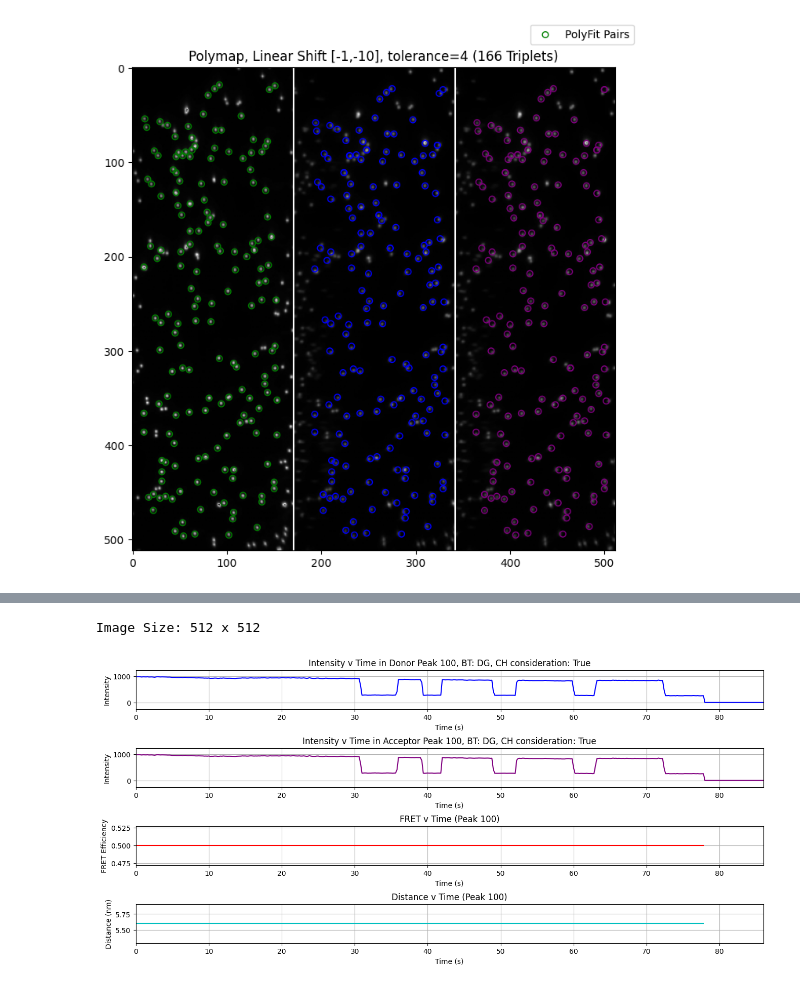
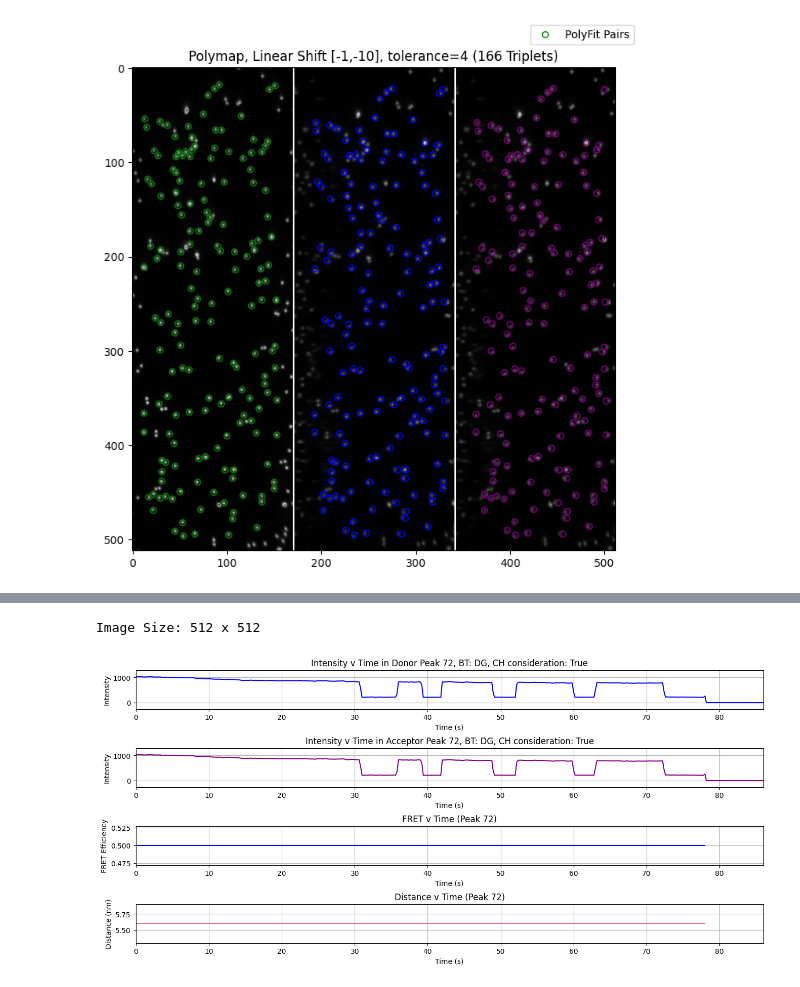
Before and after one commit to ljhason/smPy-UserGuide, a Jupyter notebook: User Guide - Three Colour/UserGuide_ThreeColour.ipynb, the cells around one changed output, grey strips where cells are left out. Cells and saved outputs as stored; diff of their text form; code cells hidden in the pictures.

```diff
--- a/User Guide - Three Colour/UserGuide_ThreeColour.ipynb
+++ b/User Guide - Three Colour/UserGuide_ThreeColour.ipynb
@@ -190,5 +192,5 @@ Image Size: 512 x 512
 # %%
-display_time_series(file_path, image, 100, trip_CH2, trip_CH3, tpf=1/5, R_0=5.6, radius=4, time_interval=10, background_treatment="DG", CH_consideration=True, CH1_intensity_interval=1000, CH2_intensity_interval=1000, figsize=(16,7), CH1_colour="b", CH2_colour="purple", distance_colour="c")
+display_time_series(file_path, image, 72, trip_CH2, trip_CH3, tpf=1/5, R_0=5.6, radius=4, time_interval=10, background_treatment="DG", CH_consideration=True, CH1_intensity_interval=1000, CH2_intensity_interval=1000, figsize=(16,7), CH1_colour="b", CH2_colour="purple", FRET_colour="b")
 # %% [output]
 Image Size: 512 x 512
-[figure, old version]
+[figure, new version]
```
Also changed, not shown: parts of 19 cells of this notebook, 7 other files.
